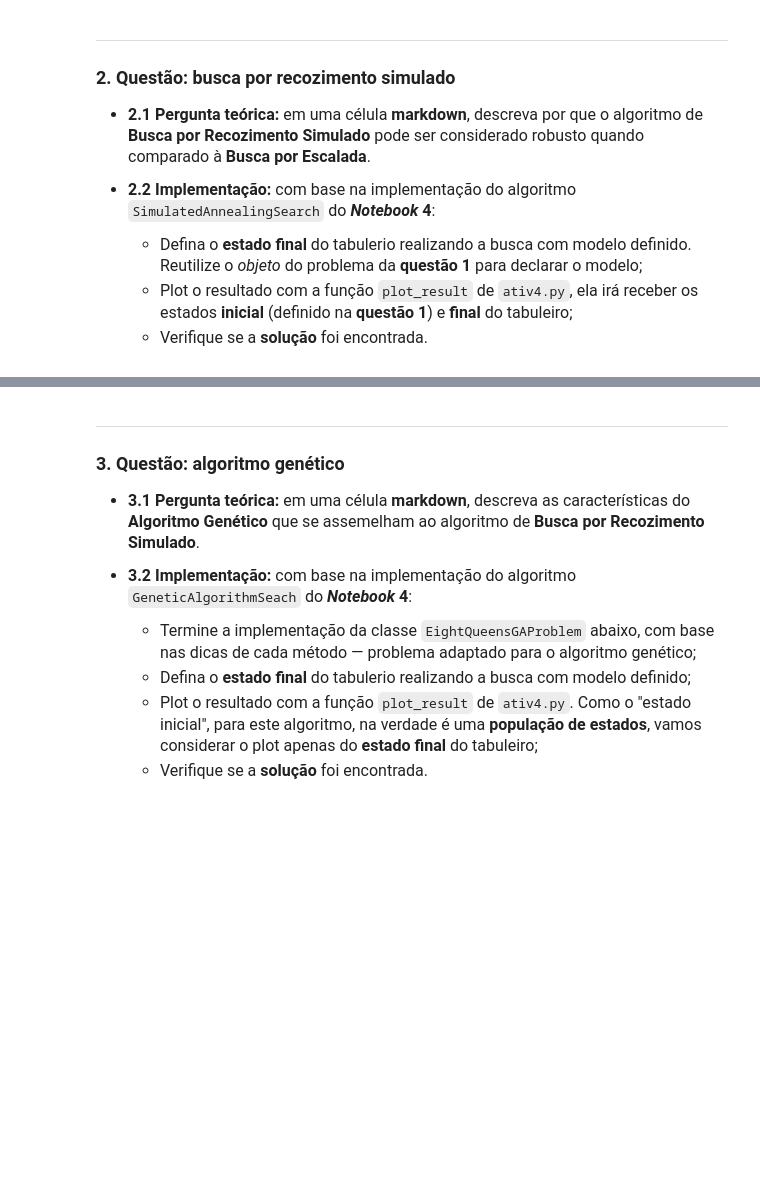
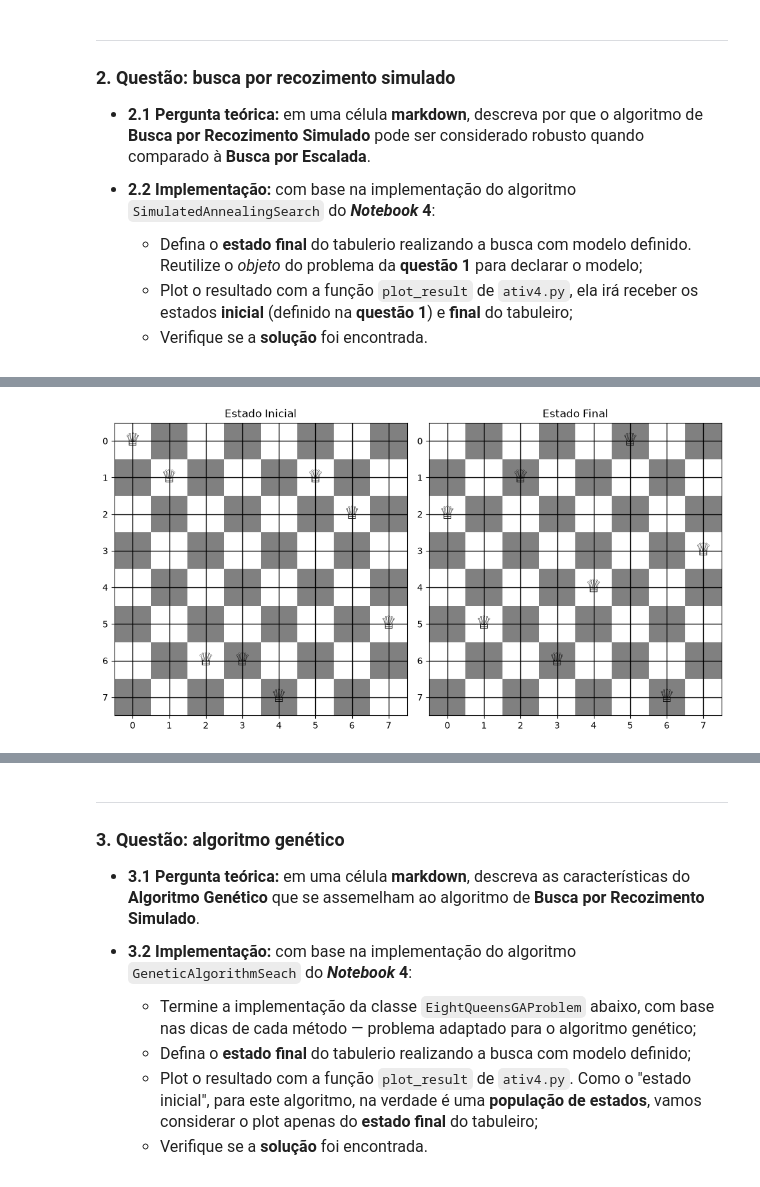
Before and after one commit to BlackbirdBlina/Introducao-a-IA, a Jupyter notebook: Unidade 1/Atividades/atividade4.ipynb, the cells around one changed output, grey strips where cells are left out. Drawn from its saved outputs; the diff is of its cells as text; code cells hidden in the pictures; blank space fills up the shorter version.

Commit message:
new: responde questão 2 referente ao Recozimento Simulado

```diff
--- a/Unidade 1/Atividades/atividade4.ipynb
+++ b/Unidade 1/Atividades/atividade4.ipynb
@@ -176,0 +220,12 @@ Como o Hill-Climbing Search pode ficar preso em um máximo local, o resultado em
+# %%
+problema = EightQueensProblem()
+
+def exponential_schedule(t, temp_initial = 50.0, alpha = 0.995):
+    return temp_initial*(alpha**t)
+
+busca_recozimento = SimulatedAnnealingSearch(problema, exponential_schedule)
+solucao1 = busca_recozimento.search()
+
+ativ4.plot_result(solucao1, problema.initial_state)
+# %% [output]
+[figure, added]
```
Also changed, not shown: parts of 4 cells of this notebook.
